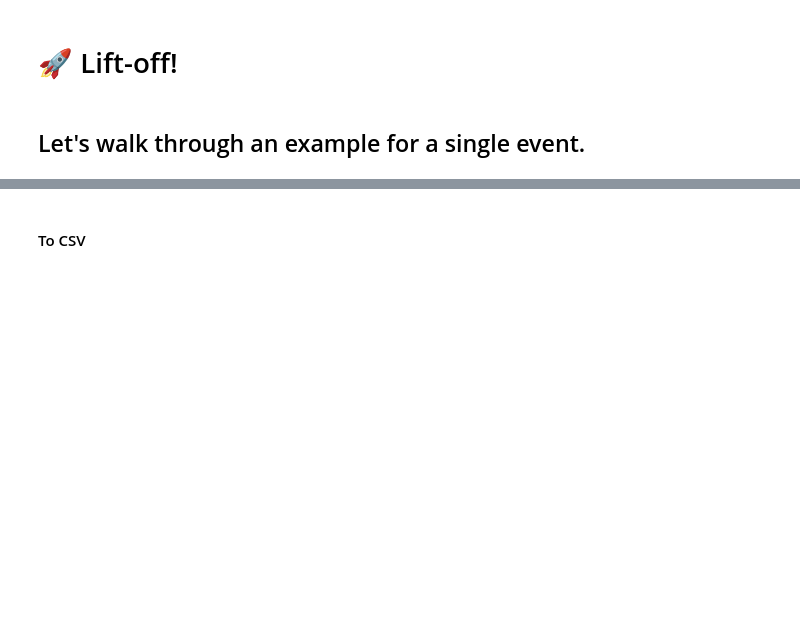
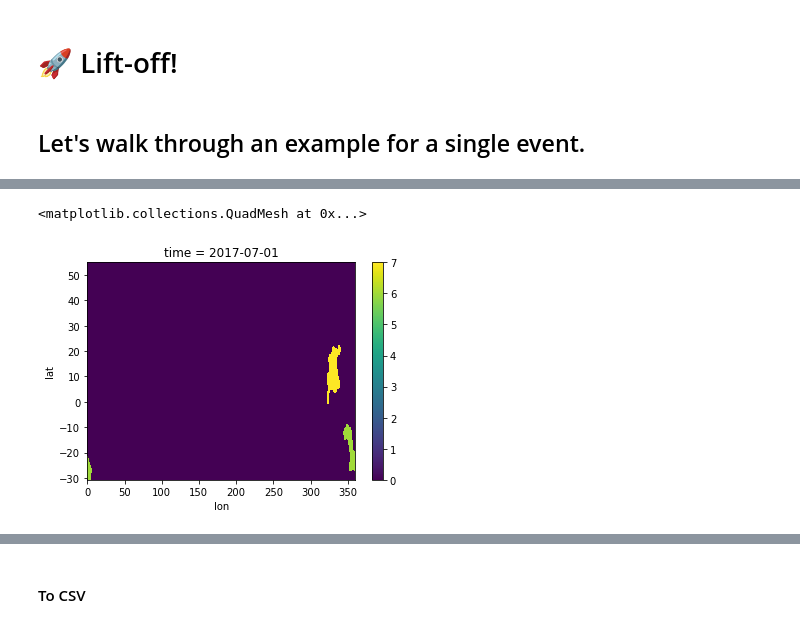
Before and after one commit to ocetrac/marine-heatwaves, a Jupyter notebook: 05_event_dataset.ipynb, the cells around one changed output, grey strips where cells are left out. Drawn from its saved outputs; the diff is of its cells as text; code cells hidden in the pictures; blank space fills up the shorter version.

```diff
--- a/05_event_dataset.ipynb
+++ b/05_event_dataset.ipynb
@@ -242,0 +282,48 @@ print('The dates for this event were', event.time[0].values.astype('datetime64[M
+# %%
+mhw = {}
+mhw['id'] = [] # event label
+mhw['date'] = [] # datetime format
+mhw['coords'] = [] # (lat, lon)
+mhw['centroid'] = []  # (lat, lon)
+mhw['duration'] = [] # [months]
+mhw['intensity_max'] = [] # [deg C]
+mhw['intensity_mean'] = [] # [deg C]
+mhw['intensity_min'] = [] # [deg C]
+mhw['intensity_cumulative'] = [] # [deg C]
+mhw['area'] = [] # [km2]
+
+# TO ADD:
+# mhw['rate_onset'] = [] # [deg C / month]
+# mhw['rate_decline'] = [] # [deg C / month]
+
+mhw['id'].append(int(np.nanmedian(event_360.values)))
+mhw['date'].append(event_360.time.values.astype('datetime64[M]'))
+mhw['duration'].append(event_360.time.shape[0])
+
+# Turn images into binary
+binary_event = event_360.where(event_360>=0, other=0)
+binary_event = binary_event.where(binary_event==0, other=1)
+
+sub_labels = xr.apply_ufunc(_get_labels, binary_event,
+                            input_core_dims=[['lat', 'lon']],
+                            output_core_dims=[['lat', 'lon']],
+                            output_dtypes=[binary_event.dtype],
+                            vectorize=True,
+                            dask='parallelized')
+
+# Turn background to NaNs
+sub_labels = xr.DataArray(sub_labels, dims=binary_event.dims, coords=binary_event.coords)
+sub_labels = sub_labels.where(sub_labels>0, drop=False, other=np.nan)
+
+# The labels are repeated each time step, therefore we relabel them to be consecutive
+for p in range(1, sub_labels.shape[0]):
+    sub_labels[p,:,:] = sub_labels[p,:,:].values + sub_labels[p-1,:,:].max().values
+
+sub_labels_wrapped = _wrap(sub_labels)
+
+mhw = _get_intensity_area(event, ssta, mhw)
+# %%
+sub_labels_wrapped.isel(time=3).plot()
+# %% [output]
+<matplotlib.collections.QuadMesh at 0x...>
+[figure, added]
```
Also changed, not shown: parts of 36 cells of this notebook.
